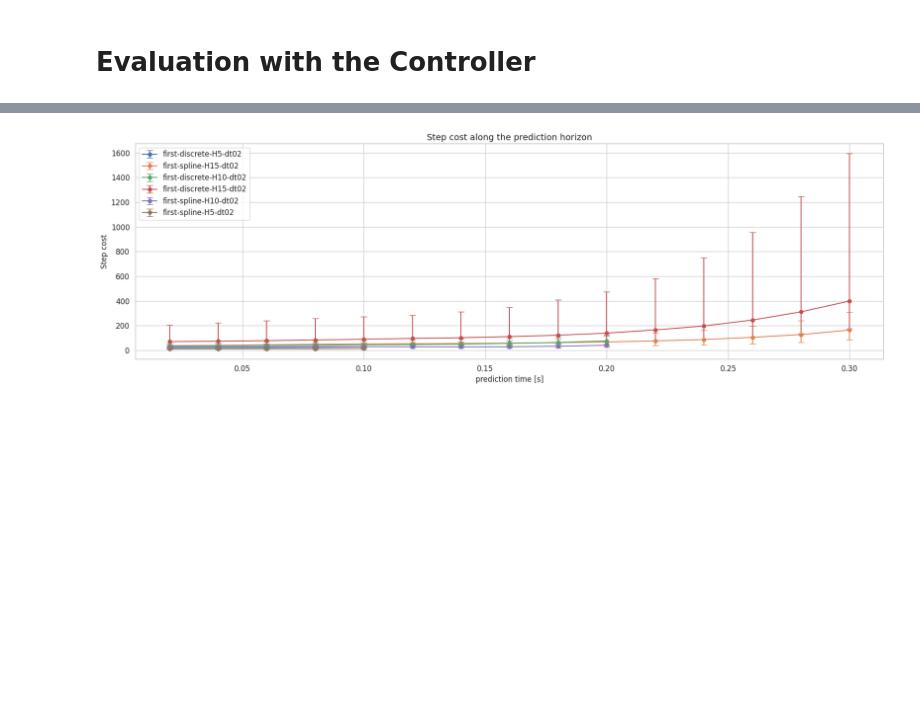
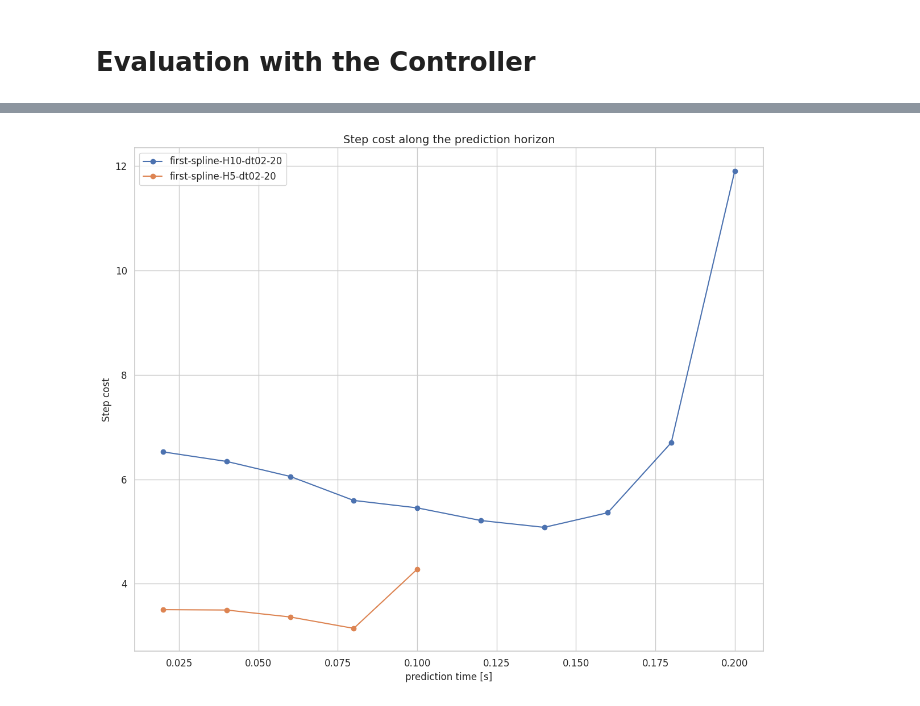
Before and after one commit to Batou1406/dls_orbit_bat_private, a Jupyter notebook: source/extensions/omni.isaac.lab_tasks/omni/isaac/lab_tasks/manager_based/locomotion/model_based/thesis_image.ipynb, the cells around one changed output, grey strips where cells are left out. Drawn from its saved outputs; the diff is of its cells as text; code cells hidden in the pictures; blank space fills up the shorter version.

```diff
--- a/source/extensions/omni.isaac.lab_tasks/omni/isaac/lab_tasks/manager_based/locomotion/model_based/thesis_image.ipynb
+++ b/source/extensions/omni.isaac.lab_tasks/omni/isaac/lab_tasks/manager_based/locomotion/model_based/thesis_image.ipynb
@@ -2218,55 +2275,48 @@ import json
 import torch
 
 sns.set_theme(style=style_theme)
-plt.figure(figsize=(18, 6))
+plt.figure(figsize=(12, 10))
 
 
-path1 = "/home/baptiste/Documents/dls_isaac_lab_bat_private/eval/samplingController_dagger_contact_aligned"
+path1 = "/home/baptiste/Documents/dls_isaac_lab_bat_private/eval/Simple_Eval_vs_Mujoco"
 
+info_dict_with_opt = {}
 json_info_path1 = os.path.join(path1, "info.json")
 if os.path.isfile(json_info_path1):
     with open(json_info_path1, 'r') as json_file:
-        info1_dict = json.load(json_file)  # Load JSON data into a Python dictionary
-info_dict = {**info1_dict}#, **info2_dict, **info3_dict}
+        info_dict_with_opt = json.load(json_file)
 
 
-for key in info_dict :
-    # if 'first-spline' in key and not 'H15-dt04' in key:
-    # if 'H5-dt02' in key:
-        # if 'discrete-discrete' in key:
-        if 'first-discrete' in key or 'first-spline' in key :
-        # if 'first-spline-H5-dt04' in key or 'first-spline-H10-dt02' in key:
-            # y = [0] + info_dict[key]['step_cost_results']['step_cost_median']
-            y = np.array(info_dict[key]['step_cost_results']['step_cost_median'])
-
-            q1 = np.array(info_dict[key]['step_cost_results']['step_costq1_values'])
-            q3 = np.array(info_dict[key]['step_cost_results']['step_costq3_values'])
+for key in info_dict_with_opt :
+            y = np.array(info_dict_with_opt[key]['step_cost_results']['step_cost_median'])
+            q1 = np.array(info_dict_with_opt[key]['step_cost_results']['step_costq1_values'])
+            q3 = np.array(info_dict_with_opt[key]['step_cost_results']['step_costq3_values'])
             yerr = [y - q1, q3 - y]
 
-            if '02' in key:
-                x = torch.arange(len(y))*0.02 + 0.02
-            else :
-                x = torch.arange(len(y))*0.04 + 0.04
+            if '02' in key: x = torch.arange(len(y))*0.02 + 0.02
+            else :          x = torch.arange(len(y))*0.04 + 0.04
 
-            # plt.plot(x,y, marker='o', label=key)
-            plt.errorbar(x, y, yerr=yerr, marker='o', label=key, capsize=5)
+            plt.plot(x,y, marker='o', label=key)
+            # plt.errorbar(x, y, yerr=yerr, marker='o', label=key, capsize=5)
+
 
 
 # Customize the plot for the scientific report
 plt.title('Step cost along the prediction horizon', fontsize=14)
 plt.xlabel('prediction time [s]', fontsize=12)
 plt.ylabel('Step cost', fontsize=12)
 # plt.legend(title=r'Algorithm', fontsize=12, title_fontsize=12)
 plt.legend(fontsize=12)
 plt.xticks(fontsize=12)
 plt.yticks(fontsize=12)
 # plt.yscale('log')
+# plt.xscale('log')
 plt.tight_layout()
 
 # Save the plot if needed
 # plt.savefig("thesis image/9/DaggervsNaiveMSE.pdf", bbox_inches='tight')
 
 # Show the plot
 plt.show()
 # %% [output]
-[figure, old version]
+[figure, new version]
```
Also changed, not shown: parts of 5 cells of this notebook, 8 other files.
